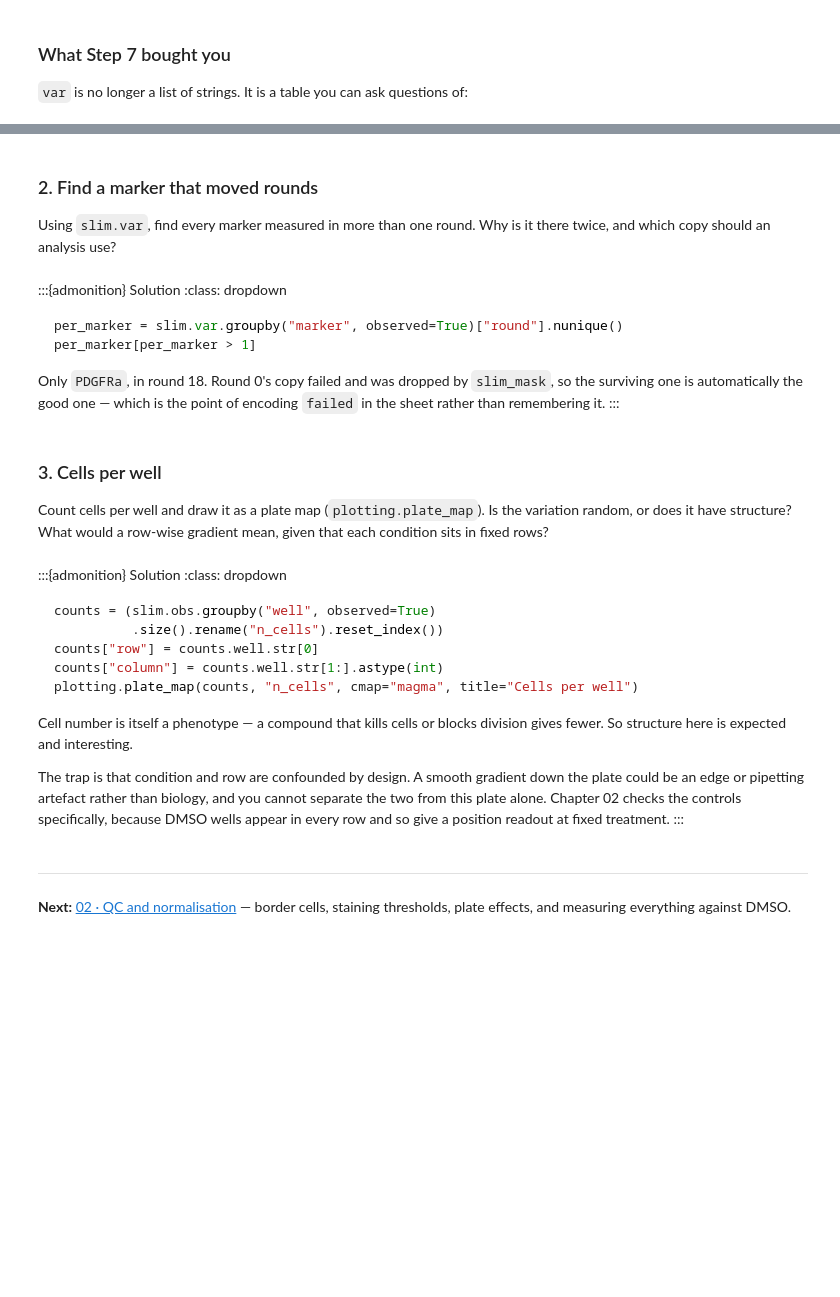
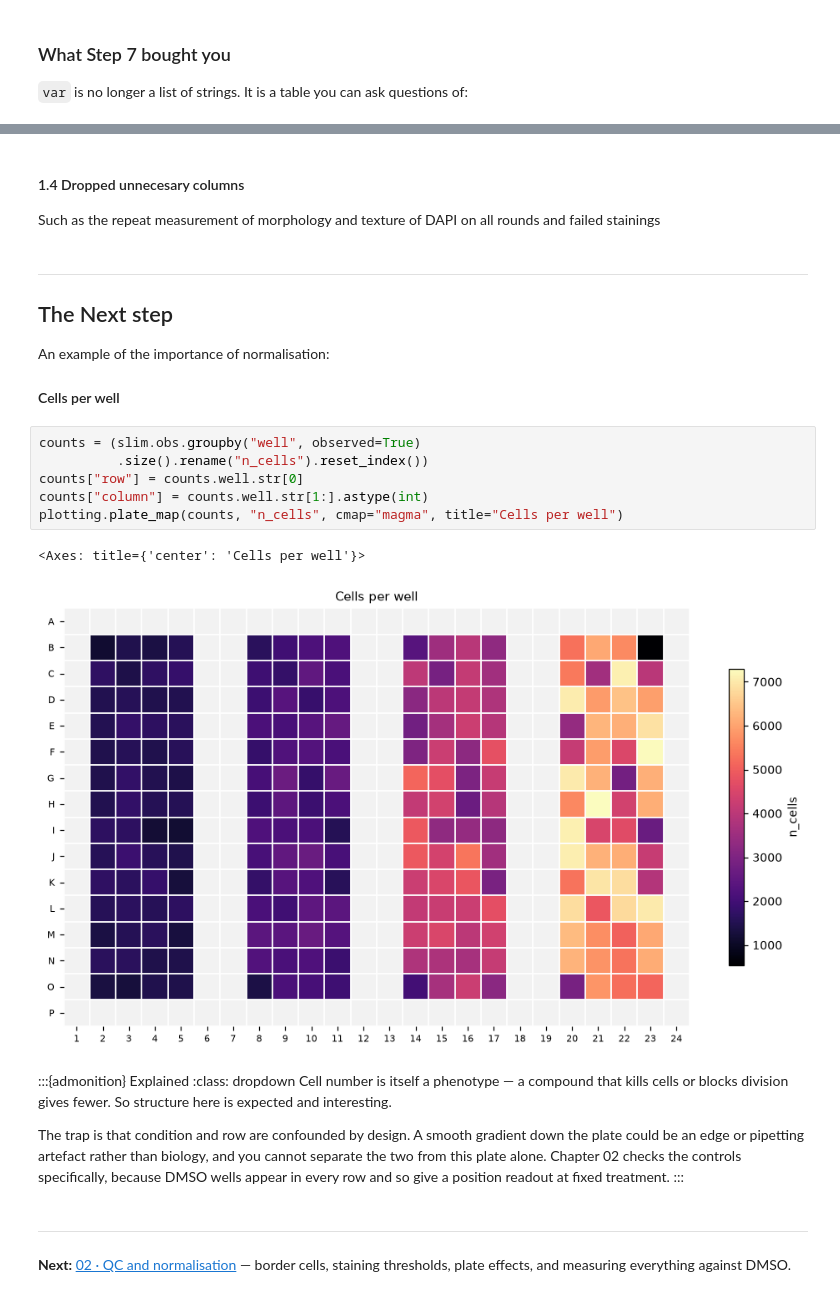
Before and after one commit to LiberaliLab/Multicellular-Systems-2026, a Jupyter notebook: book/part3_analysis/1_preparation/01_columns_to_markers.ipynb, the cells around one changed output, grey strips where cells are left out. Cells and saved outputs as stored; diff of their text form; blank space fills up the shorter version.

````diff
--- a/book/part3_analysis/1_preparation/01_columns_to_markers.ipynb
+++ b/book/part3_analysis/1_preparation/01_columns_to_markers.ipynb
@@ -429,39 +552,24 @@ The course keeps it for that reason.
+# %% [markdown]
+#### 1.4 Dropped unnecesary columns
+Such as the repeat measurement of morphology and texture of DAPI on all rounds and failed stainings
 # %% [markdown]
-### 2. Find a marker that moved rounds
+------
 
-Using `slim.var`, find every marker measured in more than one round. Why is it there
-twice, and which copy should an analysis use?
+## The Next step
+An example of the importance of normalisation:
+#### Cells per well
-# %% [markdown]
-:::{admonition} Solution
-:class: dropdown
-
-```python
-per_marker = slim.var.groupby("marker", observed=True)["round"].nunique()
-per_marker[per_marker > 1]
-```
-
-Only `PDGFRa`, in round 18. Round 0's copy failed and was dropped by `slim_mask`, so
-the surviving one is automatically the good one — which is the point of encoding
-`failed` in the sheet rather than remembering it.
-:::
-# %% [markdown]
-### 3. Cells per well
-
-Count cells per well and draw it as a plate map (`plotting.plate_map`). Is the
-variation random, or does it have structure? What would a row-wise gradient mean, given
-that each condition sits in fixed rows?
+# %%
+counts = (slim.obs.groupby("well", observed=True)
+          .size().rename("n_cells").reset_index())
+counts["row"] = counts.well.str[0]
+counts["column"] = counts.well.str[1:].astype(int)
+plotting.plate_map(counts, "n_cells", cmap="magma", title="Cells per well")
+# %% [output]
+<Axes: title={'center': 'Cells per well'}>
+[figure, added]
 # %% [markdown]
-:::{admonition} Solution
+:::{admonition} Explained
 :class: dropdown
-
-```python
-counts = (slim.obs.groupby("well", observed=True)
-          .size().rename("n_cells").reset_index())
-counts["row"] = counts.well.str[0]
-counts["column"] = counts.well.str[1:].astype(int)
-plotting.plate_map(counts, "n_cells", cmap="magma", title="Cells per well")
-```
-
 Cell number is itself a phenotype — a compound that kills cells or blocks division
 gives fewer. So structure here is expected and interesting.
 
````
Also changed, not shown: parts of 42 cells of this notebook.
